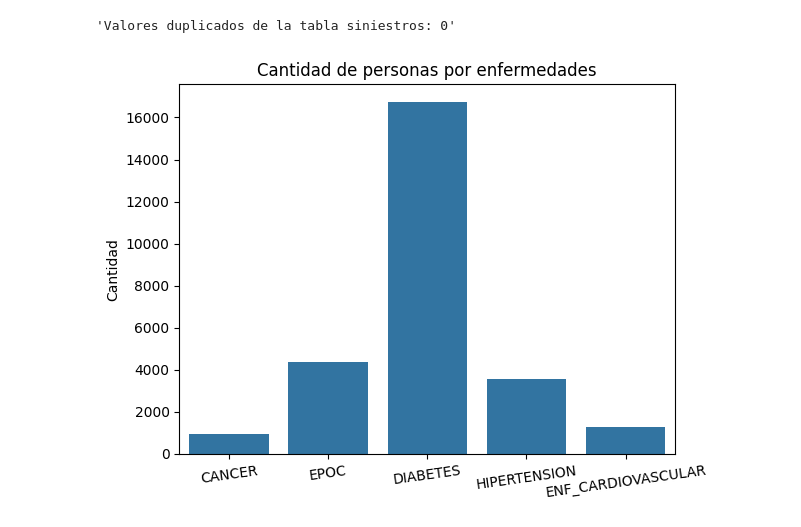
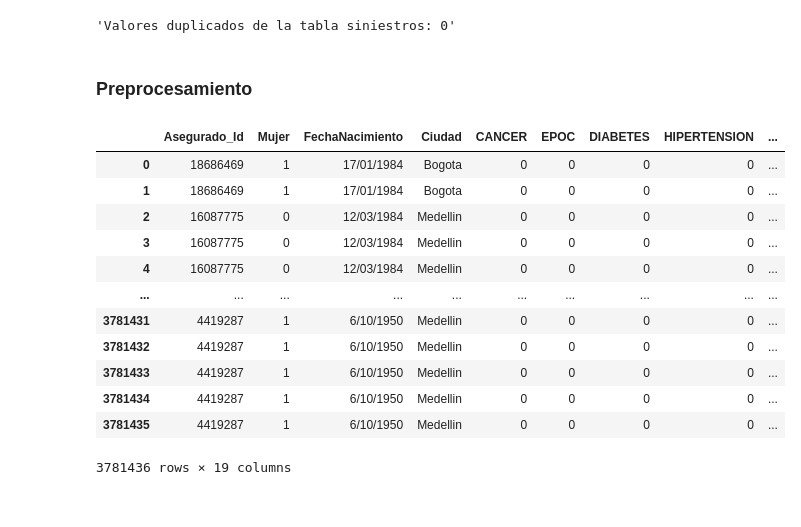
Before and after one commit to EstebanCaroP/Proyecto_Finanzas, a Jupyter notebook: B_Preprocesamiento.ipynb, the cells around one changed output. Cells and saved outputs as stored; diff of their text form; code cells hidden in the pictures.

```diff
--- a/B_Preprocesamiento.ipynb
+++ b/B_Preprocesamiento.ipynb
@@ -119,12 +120,24 @@ display(f'Valores duplicados de la tabla siniestros: {siniestros.duplicated().su
 'Valores duplicados de la tabla expuestos: 0'
 'Valores duplicados de la tabla sociondemográficos:  0'
 'Valores duplicados de la tabla siniestros: 0'
-# %%
-c1 = sociodemograficas[['CANCER','EPOC', 'DIABETES', 'HIPERTENSION', 'ENF_CARDIOVASCULAR']].sum()
-sns.barplot(c1)
-plt.title('Cantidad de personas por enfermedades')
-plt.ylabel('Cantidad')
-plt.xticks(rotation = 8)
-plt.show()
-# %% [output]
-[figure, removed]
+# %% [markdown]
+### Preprocesamiento
+# %%
+# Unimos las tablas
+df = pd.merge(sociodemograficas,siniestros, how='inner', on ='Asegurado_Id')
+df = pd.merge(df,expuestos, how ='inner', on= 'Asegurado_Id')
+df
+# %% [output]
+|  | Asegurado_Id | Mujer | FechaNacimiento | Ciudad | CANCER | EPOC | DIABETES | HIPERTENSION | ... |
+| 0 | 18686469 | 1 | 17/01/1984 | Bogota | 0 | 0 | 0 | 0 | ... |
+| 1 | 18686469 | 1 | 17/01/1984 | Bogota | 0 | 0 | 0 | 0 | ... |
+| 2 | 16087775 | 0 | 12/03/1984 | Medellin | 0 | 0 | 0 | 0 | ... |
+| 3 | 16087775 | 0 | 12/03/1984 | Medellin | 0 | 0 | 0 | 0 | ... |
+| 4 | 16087775 | 0 | 12/03/1984 | Medellin | 0 | 0 | 0 | 0 | ... |
+| ... | ... | ... | ... | ... | ... | ... | ... | ... | ... |
+| 3781431 | 4419287 | 1 | 6/10/1950 | Medellin | 0 | 0 | 0 | 0 | ... |
+| 3781432 | 4419287 | 1 | 6/10/1950 | Medellin | 0 | 0 | 0 | 0 | ... |
+| 3781433 | 4419287 | 1 | 6/10/1950 | Medellin | 0 | 0 | 0 | 0 | ... |
+| 3781434 | 4419287 | 1 | 6/10/1950 | Medellin | 0 | 0 | 0 | 0 | ... |
+| 3781435 | 4419287 | 1 | 6/10/1950 | Medellin | 0 | 0 | 0 | 0 | ... |
+3781436 rows × 19 columns
```
Also changed, not shown: parts of 3 cells of this notebook, 1 other file.
